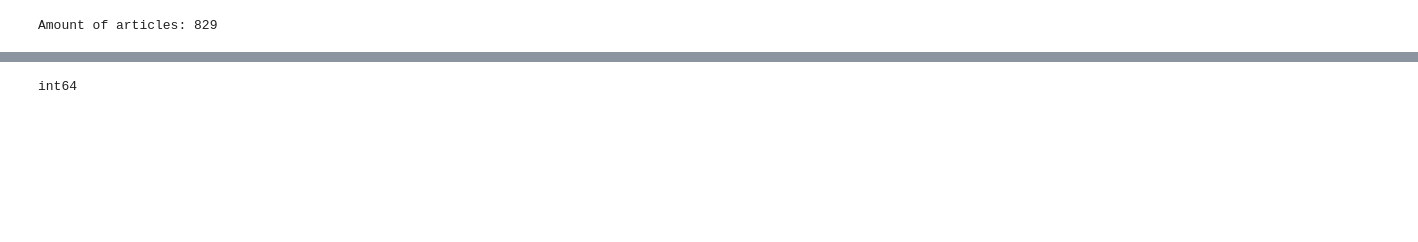
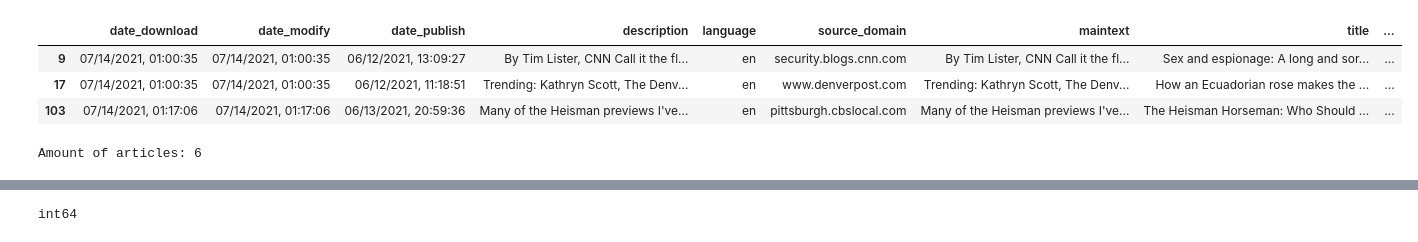
Before and after one commit to jonas-becker/automated-crawling-and-multi-level-clustering-of-news-articles, a Jupyter notebook: Affinity_propagation.ipynb, the cells around one changed output, grey strips where cells are left out. Saved outputs shown, nothing was run; the diff lists cells and outputs as text; code cells hidden in the pictures; blank space fills up the shorter version.

```diff
--- a/Affinity_propagation.ipynb
+++ b/Affinity_propagation.ipynb
@@ -19,9 +5,22 @@ df.head(3)
+# %%
+filename = 'cluster_36-cialis_ game_ dysfunction.json'
+path = './lda_clustered_json/'+filename
+
+with open(path, encoding='utf-8', mode='r') as currentFile:
+    df = pd.read_json(currentFile, orient='index')
+
+df.head(3)
+# %% [output]
+|  | date_download | date_modify | date_publish | description | language | source_domain | maintext | title | ... |
+| 9 | 07/14/2021, 01:00:35 | 07/14/2021, 01:00:35 | 06/12/2021, 13:09:27 | By Tim Lister, CNN Call it the fl... | en | security.blogs.cnn.com | By Tim Lister, CNN Call it the fl... | Sex and espionage: A long and sor... | ... |
+| 17 | 07/14/2021, 01:00:35 | 07/14/2021, 01:00:35 | 06/12/2021, 11:18:51 | Trending: Kathryn Scott, The Denv... | en | www.denverpost.com | Trending: Kathryn Scott, The Denv... | How an Ecuadorian rose makes the ... | ... |
+| 103 | 07/14/2021, 01:17:06 | 07/14/2021, 01:17:06 | 06/13/2021, 20:59:36 | Many of the Heisman previews I've... | en | pittsburgh.cbslocal.com | Many of the Heisman previews I've... | The Heisman Horseman: Who Should ... | ... |
 # %%
-amount_of_articles = len(df["maintext"])
+amount_of_articles = len(df["filtered_maintext"])
 print(f"Amount of articles: {amount_of_articles}")
-processed_articles = df['maintext_ready']
+processed_articles = df['filtered_maintext']
 # %% [output]
-Amount of articles: 829
+Amount of articles: 6
 # %%
 from sklearn.feature_extraction.text import TfidfVectorizer
 
```
Also changed, not shown: parts of 5 cells of this notebook.
